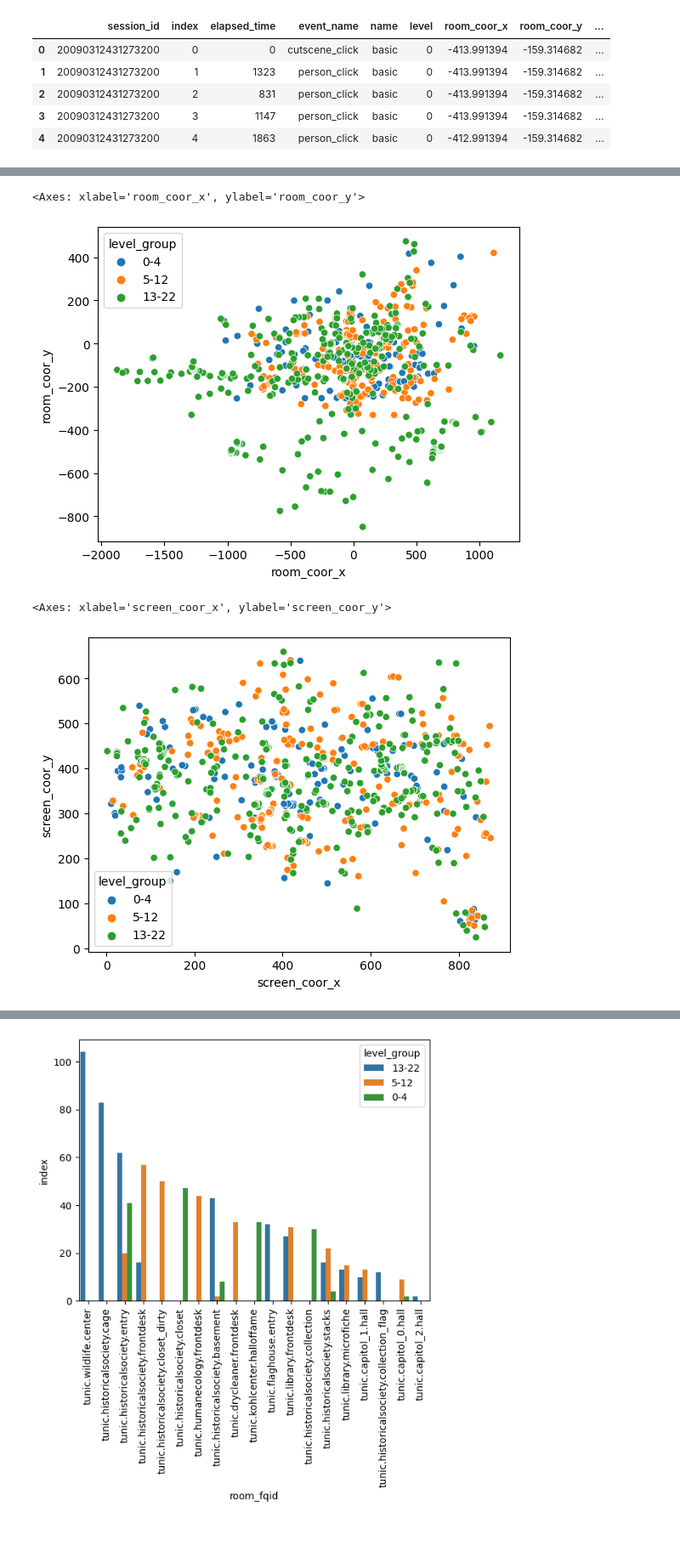
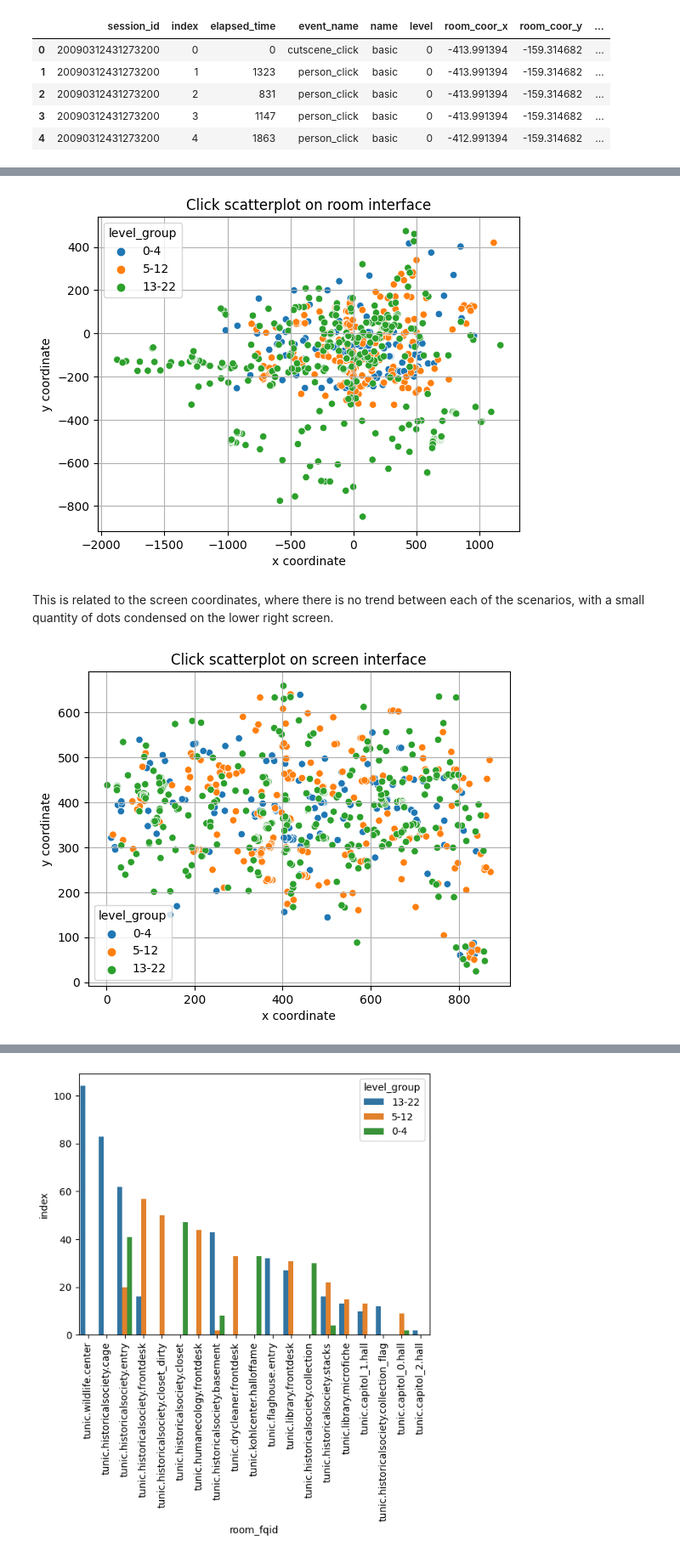
Before and after one commit to ksmorgadog/kaggle_student_prediction, a Jupyter notebook: notebooks/03_EDA_Scoring_and_trends.ipynb, the cells around one changed output, grey strips where cells are left out. Shown at 85% size. Drawn from its saved outputs; the diff is of its cells as text; code cells hidden in the pictures; blank space fills up the shorter version.

```diff
--- a/notebooks/03_EDA_Scoring_and_trends.ipynb
+++ b/notebooks/03_EDA_Scoring_and_trends.ipynb
@@ -44,7 +114,7 @@ scores.head(20)
 # %%
-#Check first 5 participants
-first_5=[20090312431273200,20090312431273200,20090314121766812,20090314363702160,20090314441803444]
-test_df=df[df["session_id"] == first_5[0]]
+#Check first participant
+first=[20090312431273200]
+test_df=df[df["session_id"] == first[0]]
 test_df.head()
 # %% [output]
 |  | session_id | index | elapsed_time | event_name | name | level | room_coor_x | room_coor_y | ... |
@@ -69,12 +173,22 @@ sns.lineplot(x=test_df["index"],y=test_df["level"],hue=test_df["level_group"])
 # %%
 #Room total coordinates
 sns.scatterplot(data=test_df,x="room_coor_x",y="room_coor_y",hue="level_group")
+plt.grid()
+plt.xlabel("x coordinate")
+plt.ylabel("y coordinate")
+plt.title("Click scatterplot on room interface")
+plt.show()
 # %% [output]
-<Axes: xlabel='room_coor_x', ylabel='room_coor_y'>
-[figure, old version]
+[figure, new version]
+# %% [markdown]
+This is related to the screen coordinates, where there is no trend between each of the scenarios, with a small quantity of dots condensed on the lower right screen.
 # %%
 #Room total coordinates
 sns.scatterplot(data=test_df,x="screen_coor_x",y="screen_coor_y",hue="level_group")
+plt.grid()
+plt.xlabel("x coordinate")
+plt.ylabel("y coordinate")
+plt.title("Click scatterplot on screen interface")
+plt.show()
 # %% [output]
-<Axes: xlabel='screen_coor_x', ylabel='screen_coor_y'>
-[figure, old version]
+[figure, new version]
```
Also changed, not shown: parts of 28 cells of this notebook.
